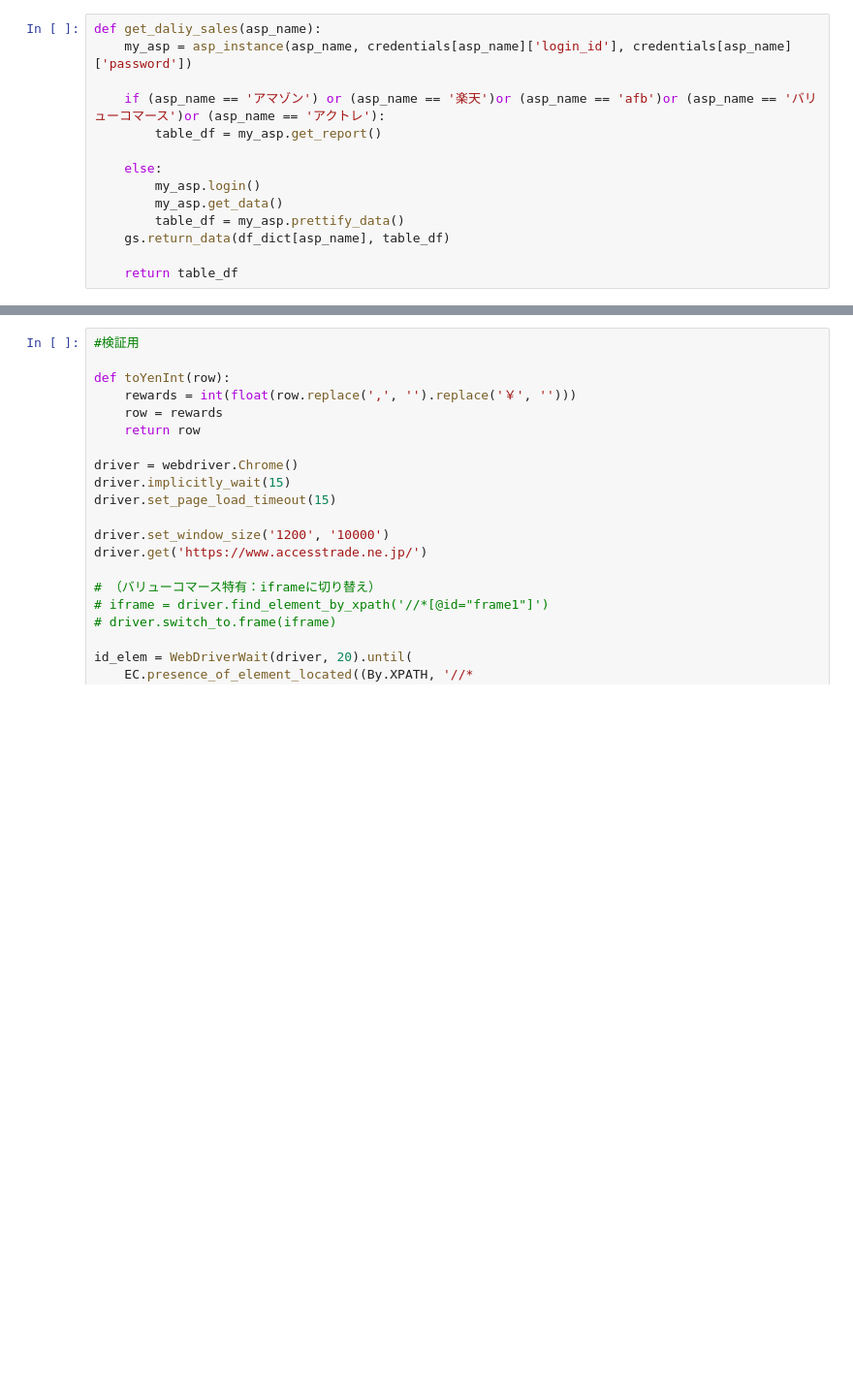
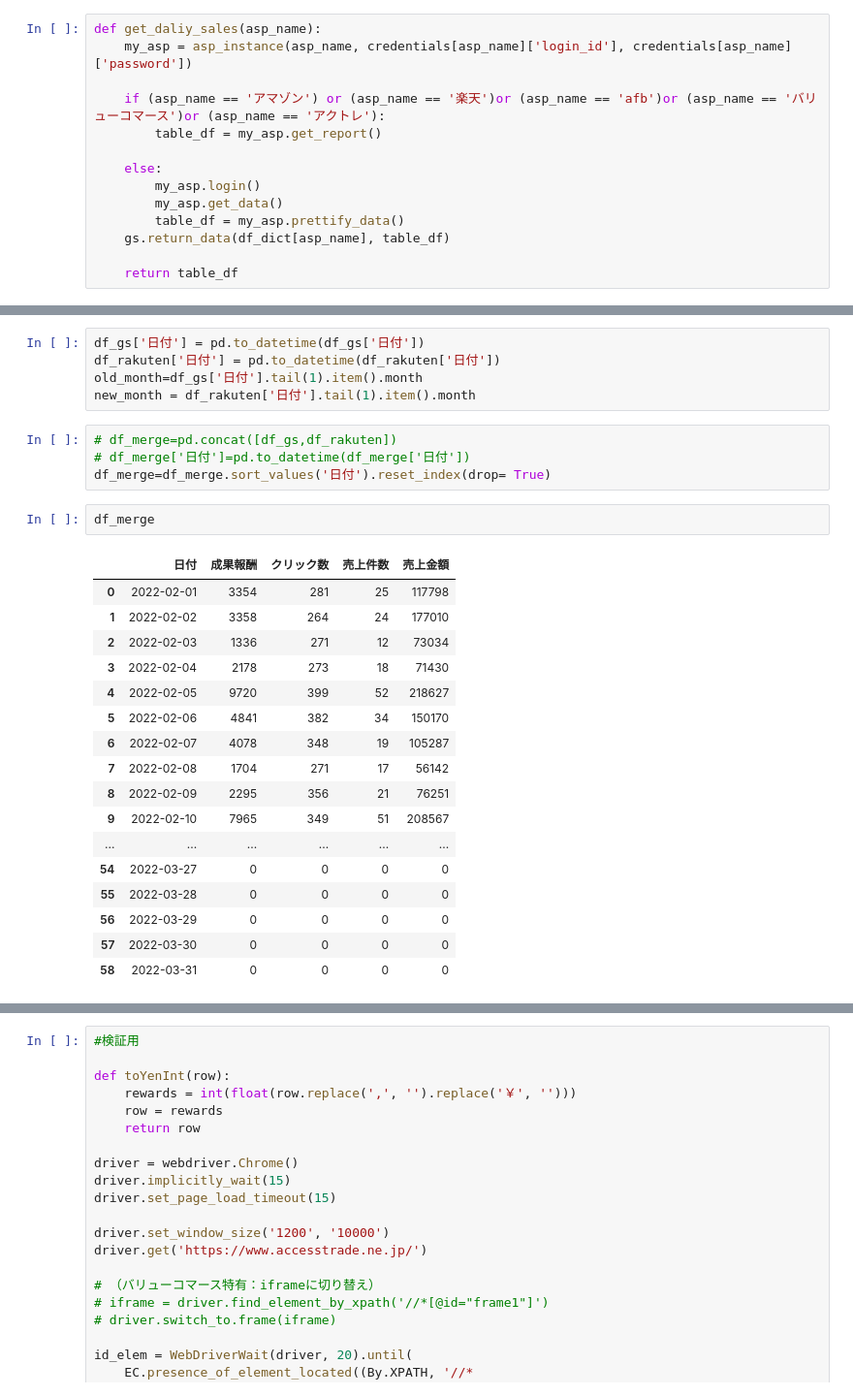
Before and after one commit to SuzukiHarumasa/api_asp, a Jupyter notebook: get_sales.ipynb, the cells around one changed output, grey strips where cells are left out. Shown at 97% size. Cells and saved outputs as stored; diff of their text form; blank space fills up the shorter version.

```diff
--- a/get_sales.ipynb
+++ b/get_sales.ipynb
@@ -1222,3 +1204,32 @@ in フクロウ prettify_data
+# %%
+df_gs['日付'] = pd.to_datetime(df_gs['日付'])
+df_rakuten['日付'] = pd.to_datetime(df_rakuten['日付'])
+old_month=df_gs['日付'].tail(1).item().month
+new_month = df_rakuten['日付'].tail(1).item().month
+# %%
+# df_merge=pd.concat([df_gs,df_rakuten])
+# df_merge['日付']=pd.to_datetime(df_merge['日付'])
+df_merge=df_merge.sort_values('日付').reset_index(drop= True)
+# %%
+df_merge
+# %% [output]
+|  | 日付 | 成果報酬 | クリック数 | 売上件数 | 売上金額 |
+| 0 | 2022-02-01 | 3354 | 281 | 25 | 117798 |
+| 1 | 2022-02-02 | 3358 | 264 | 24 | 177010 |
+| 2 | 2022-02-03 | 1336 | 271 | 12 | 73034 |
+| 3 | 2022-02-04 | 2178 | 273 | 18 | 71430 |
+| 4 | 2022-02-05 | 9720 | 399 | 52 | 218627 |
+| 5 | 2022-02-06 | 4841 | 382 | 34 | 150170 |
+| 6 | 2022-02-07 | 4078 | 348 | 19 | 105287 |
+| 7 | 2022-02-08 | 1704 | 271 | 17 | 56142 |
+| 8 | 2022-02-09 | 2295 | 356 | 21 | 76251 |
+| 9 | 2022-02-10 | 7965 | 349 | 51 | 208567 |
+| ... | ... | ... | ... | ... | ... |
+| 54 | 2022-03-27 | 0 | 0 | 0 | 0 |
+| 55 | 2022-03-28 | 0 | 0 | 0 | 0 |
+| 56 | 2022-03-29 | 0 | 0 | 0 | 0 |
+| 57 | 2022-03-30 | 0 | 0 | 0 | 0 |
+| 58 | 2022-03-31 | 0 | 0 | 0 | 0 |
 # %%
 asps = df_dict.keys()
 for asp_name in asps:
```
Also changed, not shown: parts of 8 cells of this notebook, 2 other files.
